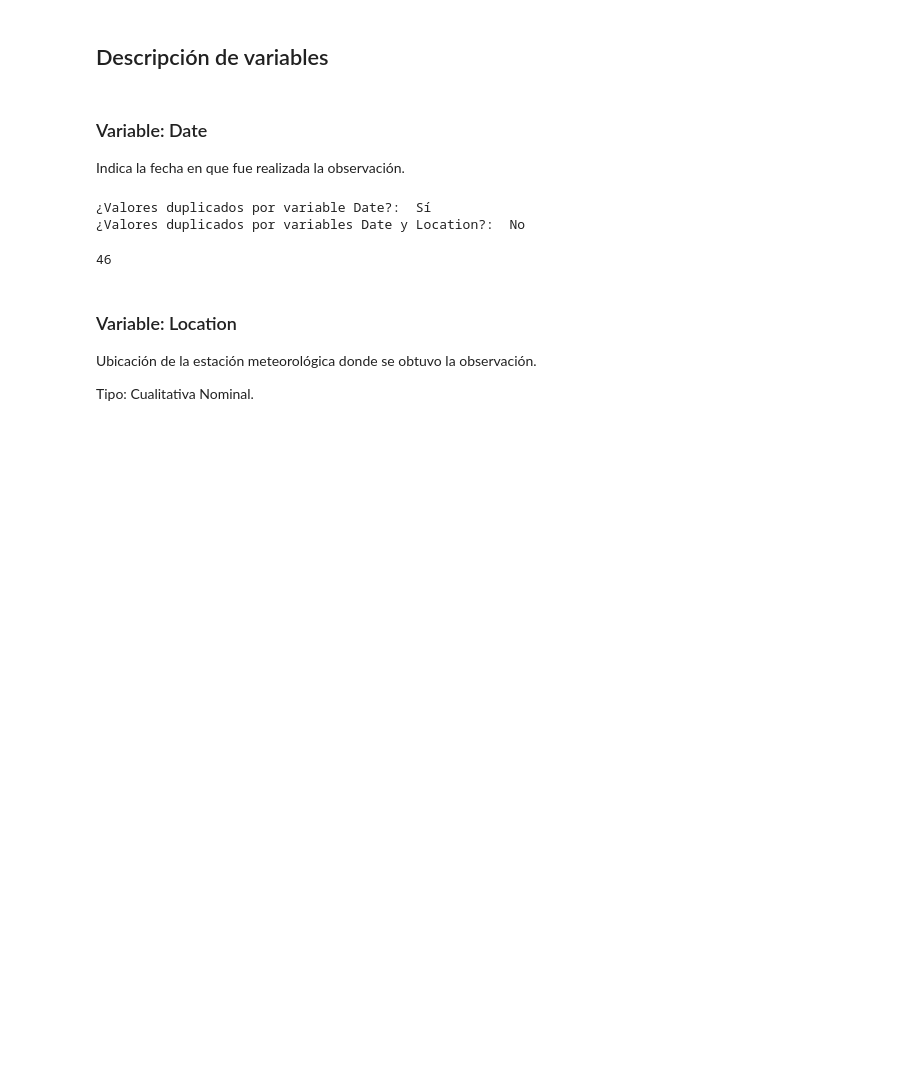
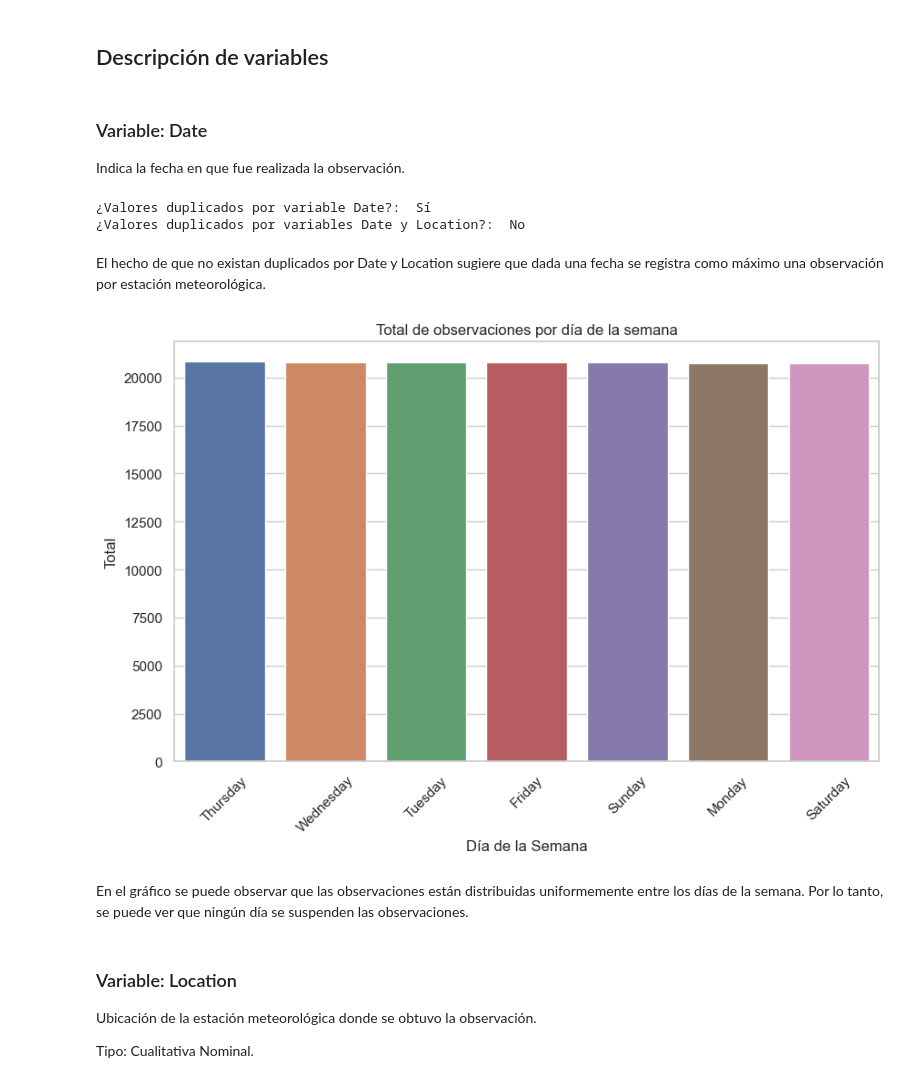
Before and after one commit to diegosarina-ceia/AMq1, a Jupyter notebook: PruebasDiego_TPFinal.ipynb, the cells around one changed output. Saved outputs shown, nothing was run; the diff lists cells and outputs as text; code cells hidden in the pictures; blank space fills up the shorter version.

```diff
--- a/PruebasDiego_TPFinal.ipynb
+++ b/PruebasDiego_TPFinal.ipynb
@@ -90,15 +90,35 @@ No existen observaciones duplicadas.
 Indica la fecha en que fue realizada la observación.
 # %%
 tiene_duplicados_date = len(dataset[dataset.duplicated(subset=['Date'], keep=False)]) > 0
-print('¿Valores duplicados por variable Date?: ', 'Sí' if tiene_duplicados else 'No')
+print('¿Valores duplicados por variable Date?: ', 'Sí' if tiene_duplicados_date else 'No')
 
 tiene_duplicados_date_location = len(dataset[dataset.duplicated(subset=['Date', 'Location'], keep=False)]) > 0
 print('¿Valores duplicados por variables Date y Location?: ', 'Sí' if tiene_duplicados_date_location else 'No')
-dataset[dataset.duplicated(subset=['Date', 'Location'], keep=False)]
 # %% [output]
 ¿Valores duplicados por variable Date?:  Sí
 ¿Valores duplicados por variables Date y Location?:  No
-46
+# %% [markdown]
+El hecho de que no existan duplicados por Date y Location sugiere que dada una fecha se registra como máximo una observación por estación meteorológica.
+# %%
+week_day = pd.to_datetime(dataset['Date']).dt.day_name()
+
+day_counts = week_day.value_counts()
+
+sns.set(style="whitegrid")
+
+plt.figure(figsize=(10, 6))
+sns.barplot(x=day_counts.index, y=day_counts.values)
+
+plt.title('Total de observaciones por día de la semana')
+plt.xlabel('Día de la Semana')
+plt.ylabel('Total')
+plt.xticks(rotation=45)
+
+plt.show()
+# %% [output]
+[figure, added]
+# %% [markdown]
+En el gráfico se puede observar que las observaciones están distribuidas uniformemente entre los días de la semana. Por lo tanto, se puede ver que ningún día se suspenden las observaciones.
 # %% [markdown]
 ### Variable: Location
 
```
Also changed, not shown: parts of 2 cells of this notebook.
